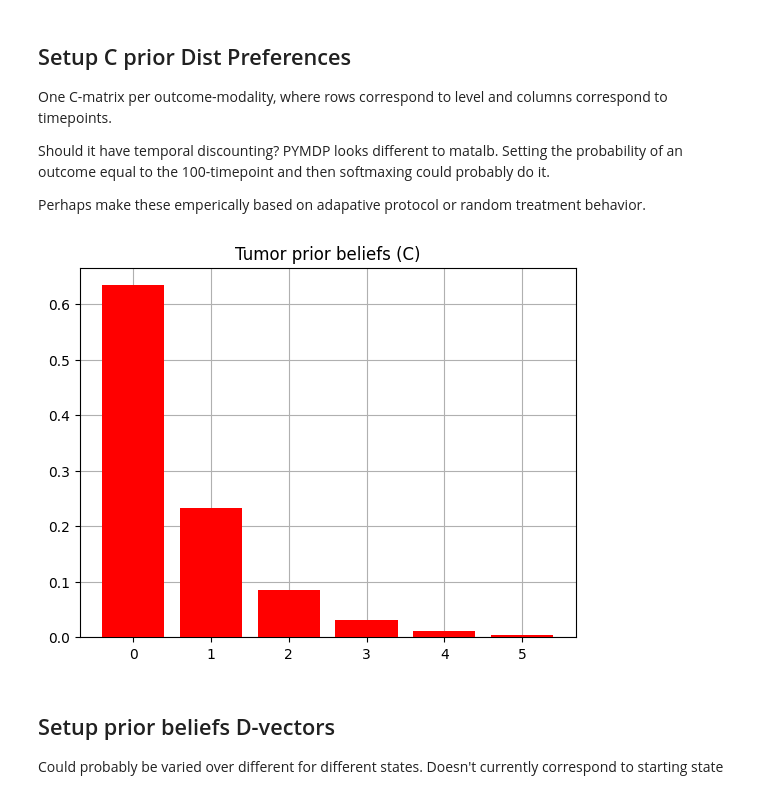
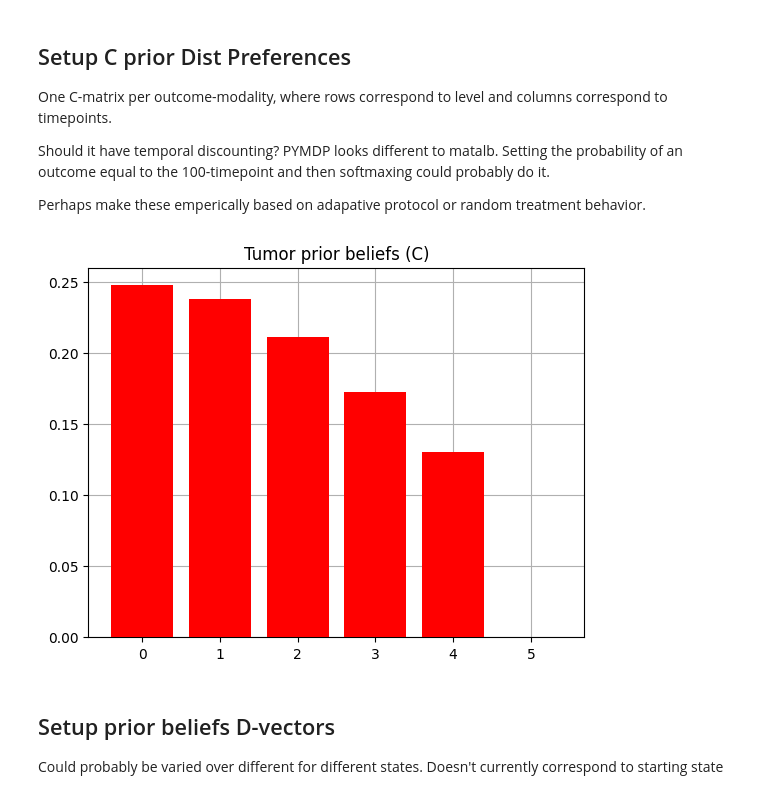
Before and after one commit to emilfrej/Active-Inference-Adaptive-Therapy, a Jupyter notebook: Python/discrete_sim_notebook.ipynb, the cells around one changed output. Saved outputs shown, nothing was run; the diff lists cells and outputs as text; code cells hidden in the pictures.

```diff
--- a/Python/discrete_sim_notebook.ipynb
+++ b/Python/discrete_sim_notebook.ipynb
@@ -330,20 +331,21 @@ Perhaps make these emperically based on adapative protocol or random treatment b
 # %%
 C = pymdp.utils.obj_array(num_modalities)
 
 C_tumor = np.zeros(len(tumor_names))
 #Create C_tumor for tumor factor
 for i in range(len(tumor_names)):
-    C_tumor[i] = (len(tumor_names) - i) - 1
+    C_tumor[i] =  (- (i / 5 ) ** 2)
 
+C_tumor[-1] = -100
 C[0] = C_tumor
 
 C_treatment = np.zeros(len(treatment_names))
 
 C[1] = C_treatment
 
 plot_beliefs(pymdp.maths.softmax(C_tumor), title_str = "Tumor prior beliefs (C)")
 # %% [output]
-[figure, old version]
+[figure, new version]
 # %% [markdown]
 ## Setup prior beliefs D-vectors
 Could probably be varied over different for different states. Doesn't currently correspond to starting state
```
Also changed, not shown: parts of 5 cells of this notebook.
